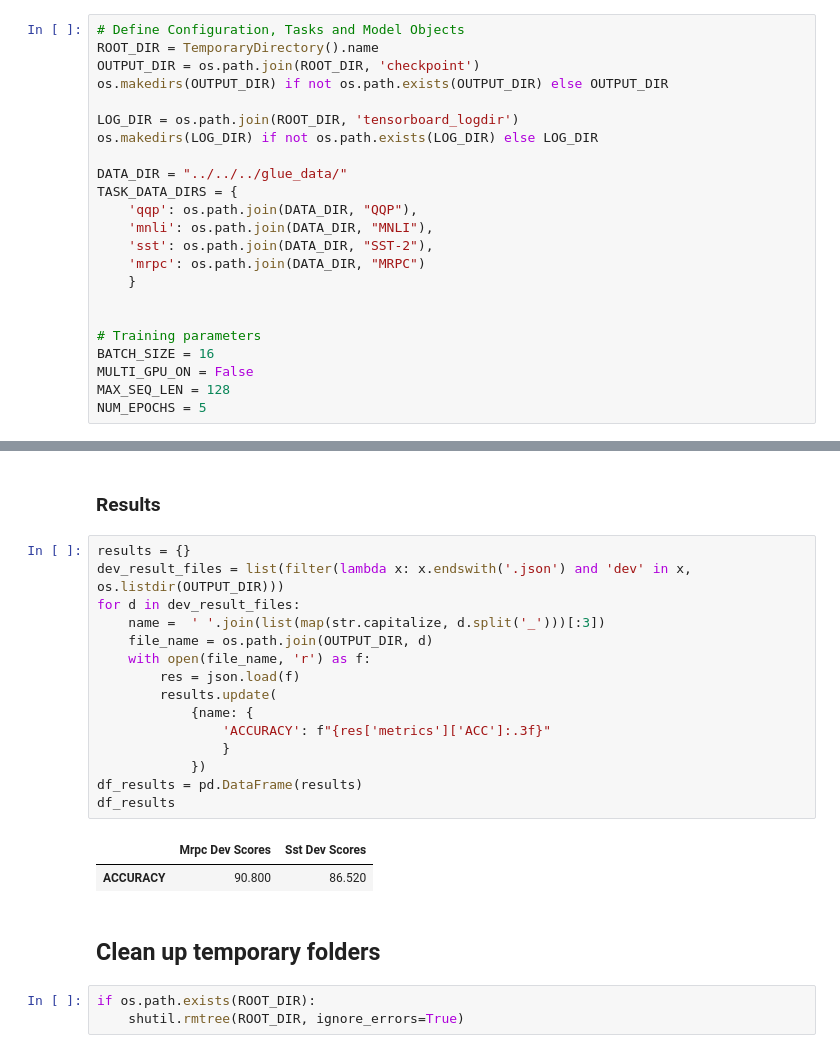
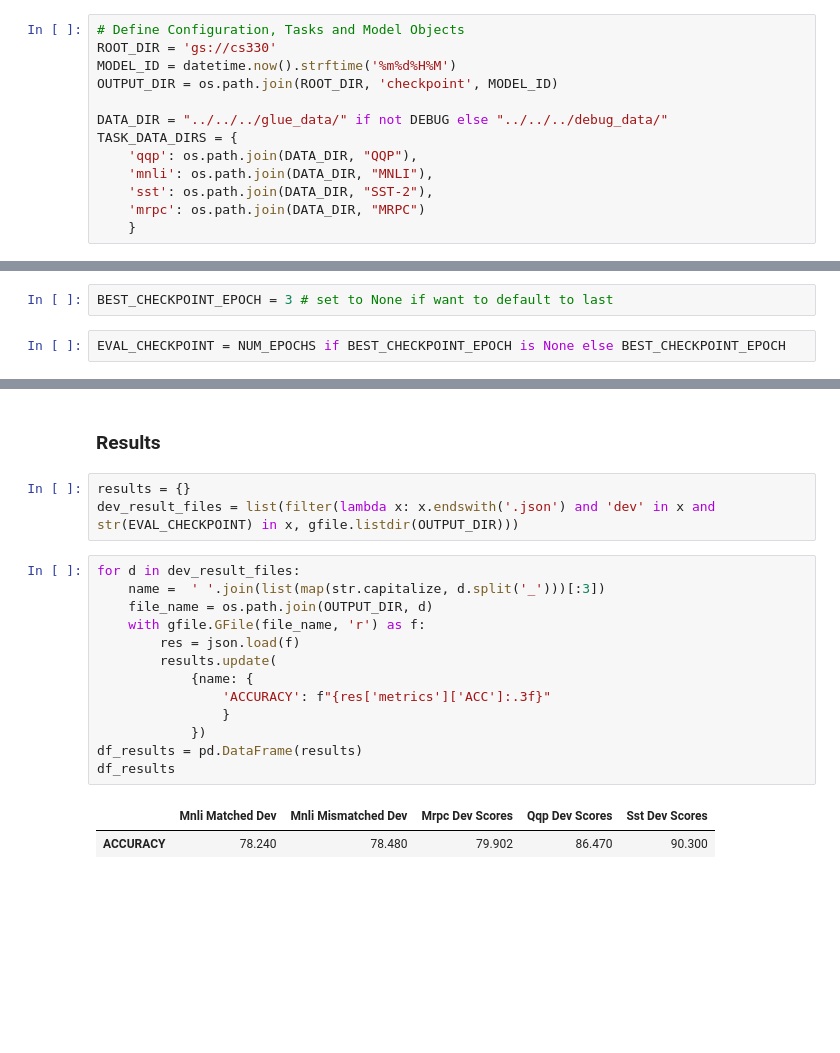
Before and after one commit to feifang24/mtl-epistemic-uncertainty, a Jupyter notebook: microsoft-mt-dnn/examples/classification/sample-run.ipynb, the cells around one changed output, grey strips where cells are left out. Cells and saved outputs as stored; diff of their text form; blank space fills up the shorter version.

Commit message:
pushing output of complete run in notebook

```diff
--- a/microsoft-mt-dnn/examples/classification/sample-run.ipynb
+++ b/microsoft-mt-dnn/examples/classification/sample-run.ipynb
@@ -83,23 +86,13 @@ from mtdnn.tokenizer_mtdnn import MTDNNTokenizer
 # %%
 # Define Configuration, Tasks and Model Objects
-ROOT_DIR = TemporaryDirectory().name
-OUTPUT_DIR = os.path.join(ROOT_DIR, 'checkpoint')
-os.makedirs(OUTPUT_DIR) if not os.path.exists(OUTPUT_DIR) else OUTPUT_DIR
+ROOT_DIR = 'gs://cs330'
+MODEL_ID = datetime.now().strftime('%m%d%H%M')
+OUTPUT_DIR = os.path.join(ROOT_DIR, 'checkpoint', MODEL_ID)
 
-LOG_DIR = os.path.join(ROOT_DIR, 'tensorboard_logdir')
-os.makedirs(LOG_DIR) if not os.path.exists(LOG_DIR) else LOG_DIR
-
-DATA_DIR = "../../../glue_data/"
+DATA_DIR = "../../../glue_data/" if not DEBUG else "../../../debug_data/"
 TASK_DATA_DIRS = {
     'qqp': os.path.join(DATA_DIR, "QQP"),
     'mnli': os.path.join(DATA_DIR, "MNLI"),
     'sst': os.path.join(DATA_DIR, "SST-2"),
     'mrpc': os.path.join(DATA_DIR, "MRPC")
     }
-
-
-# Training parameters
-BATCH_SIZE = 16
-MULTI_GPU_ON = False
-MAX_SEQ_LEN = 128
-NUM_EPOCHS = 5
@@ -411,0 +420,4 @@ model.predict(trained_model_chckpt=f"{OUTPUT_DIR}/model_4.pt")
+# %%
+BEST_CHECKPOINT_EPOCH = 3 # set to None if want to default to last
+# %%
+EVAL_CHECKPOINT = NUM_EPOCHS if BEST_CHECKPOINT_EPOCH is None else BEST_CHECKPOINT_EPOCH
@@ -412,25 +445,21 @@ model.predict(trained_model_chckpt=f"{OUTPUT_DIR}/model_4.pt")
 # %% [markdown]
 ### Results
+# %%
+results = {}
+dev_result_files = list(filter(lambda x: x.endswith('.json') and 'dev' in x and str(EVAL_CHECKPOINT) in x, gfile.listdir(OUTPUT_DIR)))
 # %%
-results = {}
-dev_result_files = list(filter(lambda x: x.endswith('.json') and 'dev' in x, os.listdir(OUTPUT_DIR)))
 for d in dev_result_files:
     name =  ' '.join(list(map(str.capitalize, d.split('_')))[:3])
     file_name = os.path.join(OUTPUT_DIR, d)
-    with open(file_name, 'r') as f:
+    with gfile.GFile(file_name, 'r') as f:
         res = json.load(f)
         results.update(
             {name: {
                 'ACCURACY': f"{res['metrics']['ACC']:.3f}"
                 }
             })
 df_results = pd.DataFrame(results)
 df_results
 # %% [output]
-|  | Mrpc Dev Scores | Sst Dev Scores |
-| ACCURACY | 90.800 | 86.520 |
+|  | Mnli Matched Dev | Mnli Mismatched Dev | Mrpc Dev Scores | Qqp Dev Scores | Sst Dev Scores |
+| ACCURACY | 78.240 | 78.480 | 79.902 | 86.470 | 90.300 |
-# %% [markdown]
-## Clean up temporary folders
-# %%
-if os.path.exists(ROOT_DIR):
-    shutil.rmtree(ROOT_DIR, ignore_errors=True)
```
Also changed, not shown: parts of 21 cells of this notebook.
